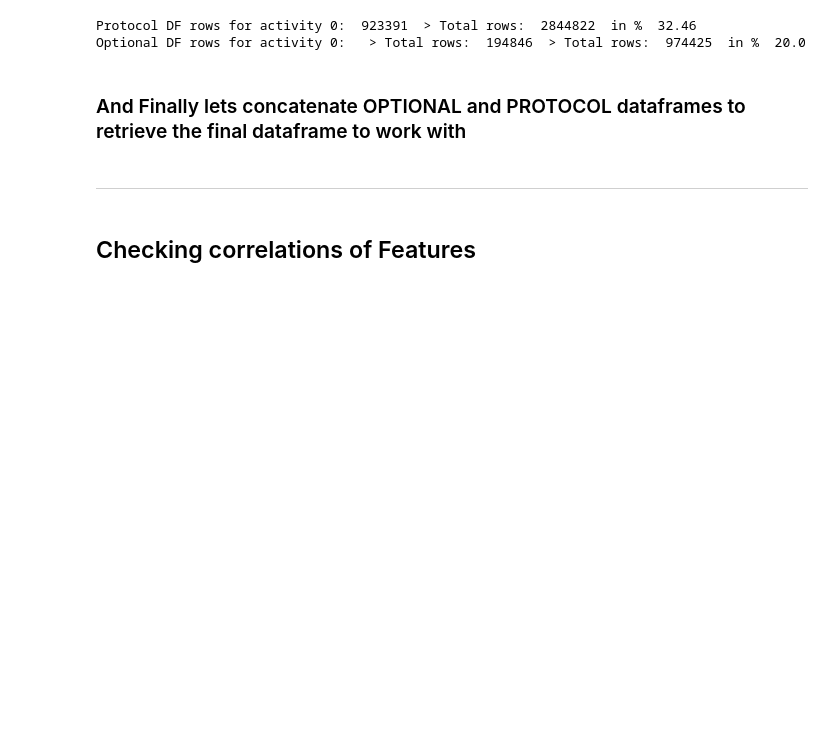
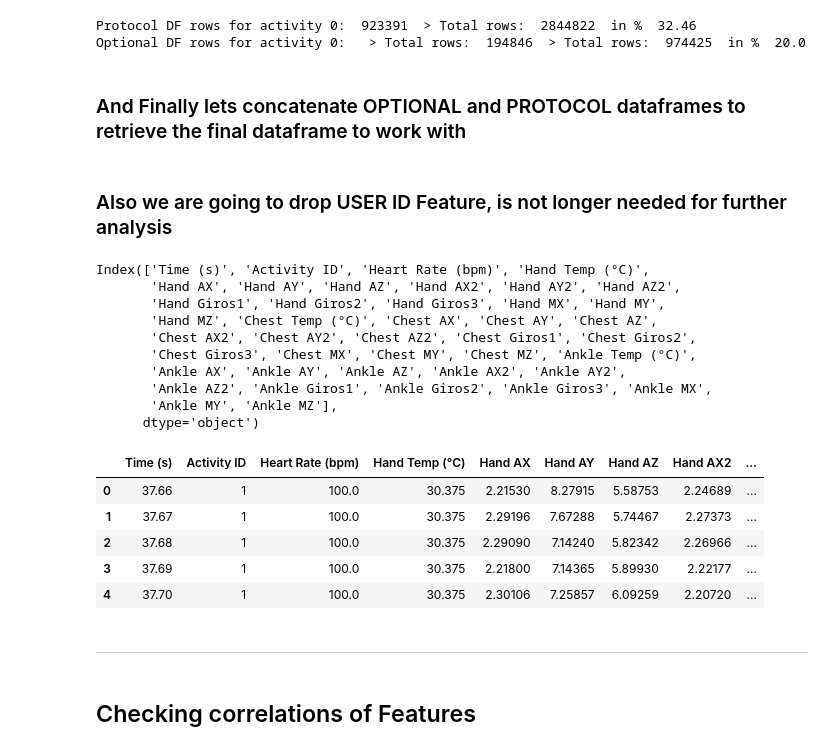
Before and after one commit to ijcernicharo/datamad18_ijcernicharo, a Jupyter notebook: final-project/my_project/FINAL PROJECT.ipynb, the cells around one changed output. Cells and saved outputs as stored; diff of their text form; code cells hidden in the pictures; blank space fills up the shorter version.

```diff
--- a/final-project/my_project/FINAL PROJECT.ipynb
+++ b/final-project/my_project/FINAL PROJECT.ipynb
@@ -522,0 +532,2 @@ df_f = pd.concat([df_fin,df_op_fin])
+# %% [markdown]
+### Also we are going to drop USER ID Feature, is not longer needed for further analysis
@@ -523,3 +536,23 @@ df_f = pd.concat([df_fin,df_op_fin])
+# %%
+print(df_f.columns)
+display(df_f.head())
+# %% [output]
+Index(['Time (s)', 'Activity ID', 'Heart Rate (bpm)', 'Hand Temp (°C)',
+       'Hand AX', 'Hand AY', 'Hand AZ', 'Hand AX2', 'Hand AY2', 'Hand AZ2',
+       'Hand Giros1', 'Hand Giros2', 'Hand Giros3', 'Hand MX', 'Hand MY',
+       'Hand MZ', 'Chest Temp (°C)', 'Chest AX', 'Chest AY', 'Chest AZ',
+       'Chest AX2', 'Chest AY2', 'Chest AZ2', 'Chest Giros1', 'Chest Giros2',
+       'Chest Giros3', 'Chest MX', 'Chest MY', 'Chest MZ', 'Ankle Temp (°C)',
+       'Ankle AX', 'Ankle AY', 'Ankle AZ', 'Ankle AX2', 'Ankle AY2',
+       'Ankle AZ2', 'Ankle Giros1', 'Ankle Giros2', 'Ankle Giros3', 'Ankle MX',
+       'Ankle MY', 'Ankle MZ'],
+      dtype='object')
+|  | Time (s) | Activity ID | Heart Rate (bpm) | Hand Temp (°C) | Hand AX | Hand AY | Hand AZ | Hand AX2 | ... |
+| 0 | 37.66 | 1 | 100.0 | 30.375 | 2.21530 | 8.27915 | 5.58753 | 2.24689 | ... |
+| 1 | 37.67 | 1 | 100.0 | 30.375 | 2.29196 | 7.67288 | 5.74467 | 2.27373 | ... |
+| 2 | 37.68 | 1 | 100.0 | 30.375 | 2.29090 | 7.14240 | 5.82342 | 2.26966 | ... |
+| 3 | 37.69 | 1 | 100.0 | 30.375 | 2.21800 | 7.14365 | 5.89930 | 2.22177 | ... |
+| 4 | 37.70 | 1 | 100.0 | 30.375 | 2.30106 | 7.25857 | 6.09259 | 2.20720 | ... |
 # %% [markdown]
 ___
 # %% [markdown]
```
Also changed, not shown: parts of 23 cells of this notebook.
